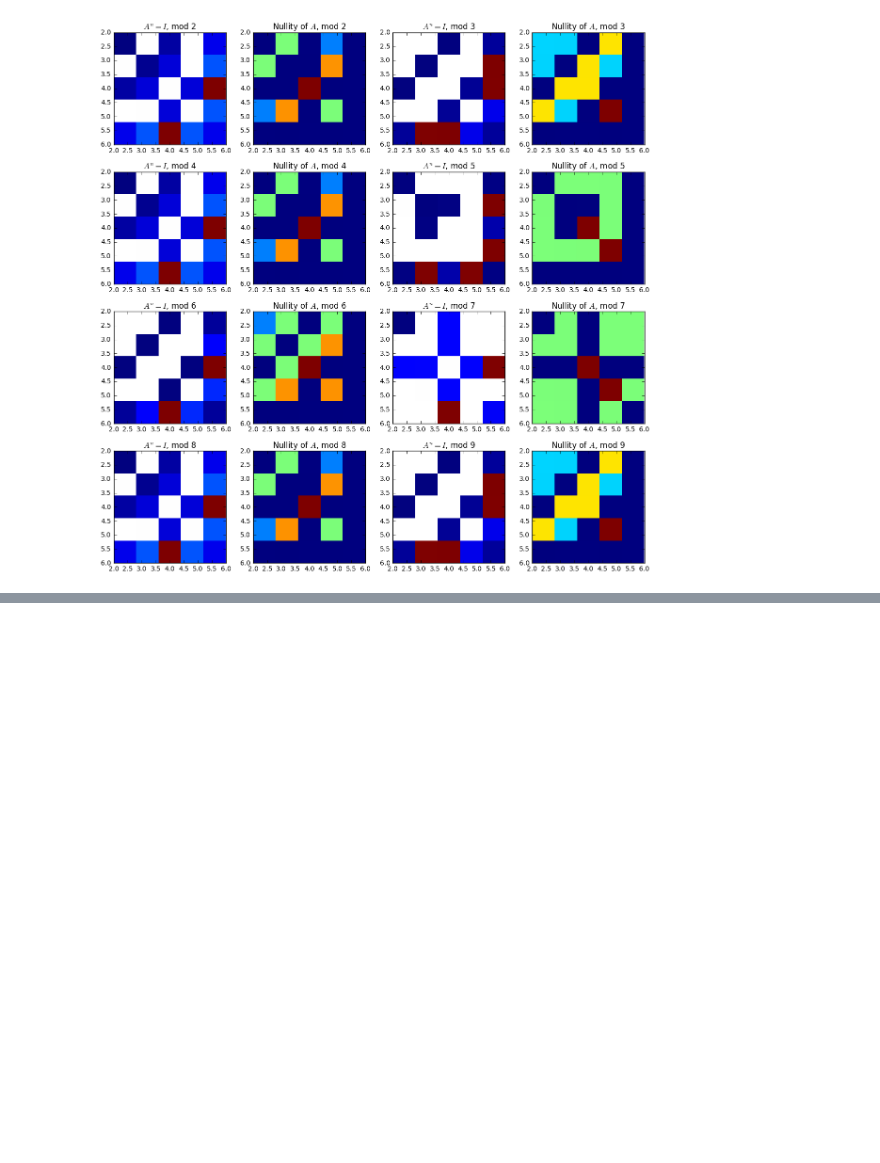
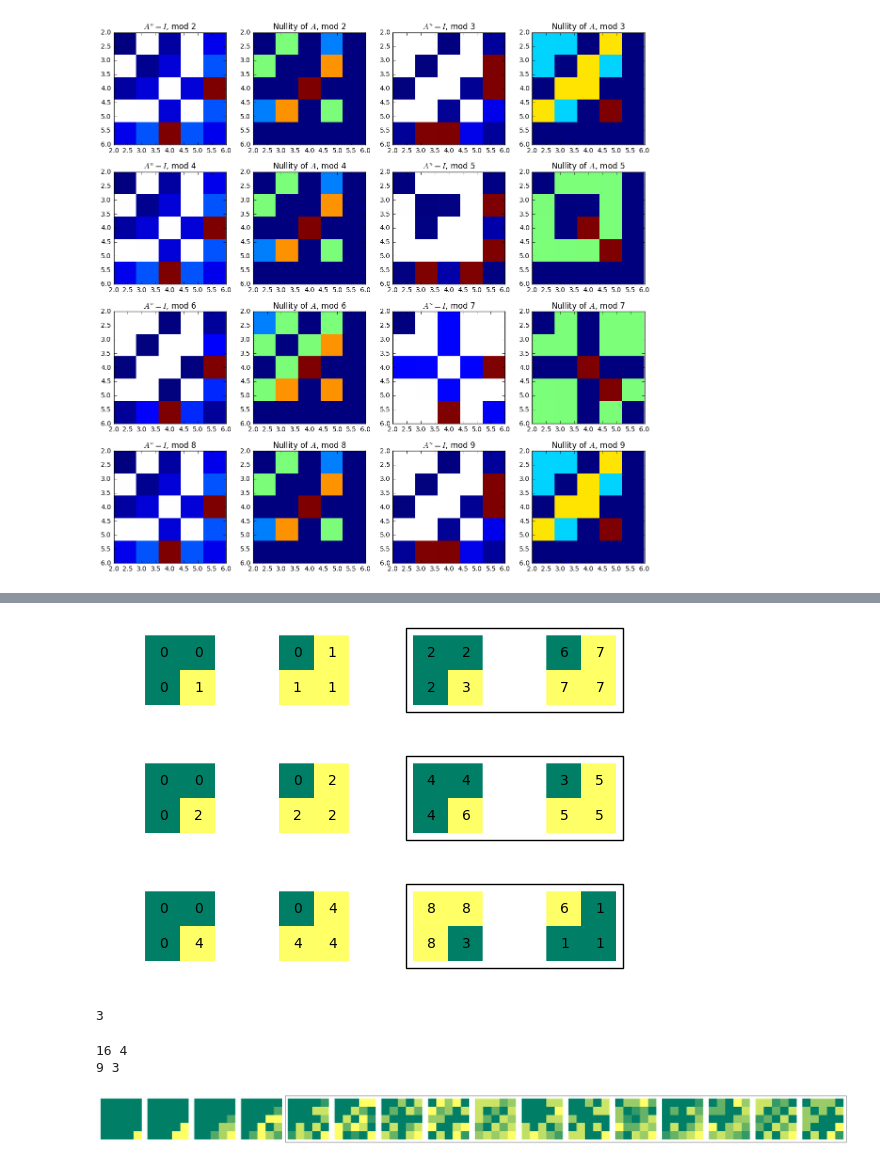
Before and after one commit to asross/am205-fproj, a Jupyter notebook: Cycle Analysis.ipynb, the cells around one changed output, grey strips where cells are left out. Drawn from its saved outputs; the diff is of its cells as text; code cells hidden in the pictures; blank space fills up the shorter version.

Commit message:
include transient state figures

```diff
--- a/Cycle Analysis.ipynb
+++ b/Cycle Analysis.ipynb
@@ -95,3 +95,12 @@ with figure_grid(4, 4) as grid:
         plt.imshow(nulls, interpolation='none', extent=[2,6,6,2])
 # %% [output]
 [figure]
+# %%
+A = standard_A(9, 2, 2)
+chains = []
+for grid in each_possible_grid(9, 2, 2):
+    length, idx, states = forward_cycle(A, grid, return_states=True)
+    if length == 4 and idx == 2:
+        chains.append(states)
+        if len(chains) > 8:
+            break
@@ -97,0 +119,14 @@ with figure_grid(4, 4) as grid:
+# %%
+with figure_grid(3,4,rowwidth=5.5,rowheight=1.33) as fig:
+    for chain in chains[:3]:
+        for state in chain:
+            fig.next_subplot()
+            plot_state(np.array(state).reshape((2,2)), fs=10)
+        draw_state_group_border(2)
+# %% [output]
+[figure, added]
+# %%
+A = standard_A(6, 5, 5)
+A.nullity()
+# %% [output]
+3
@@ -97,0 +143,14 @@ with figure_grid(4, 4) as grid:
+# %%
+print(len(chains[0]), idxes[0])
+print(len(chains[1]), idxes[1])
+# %% [output]
+16 4
+9 3
+# %%
+with figure_grid(1,len(chains[0]),rowwidth=40,rowheight=5) as fig:
+    for state in chains[0]:
+        fig.next_subplot()
+        plot_state(np.array(state).reshape((5,5)), fs=0)
+    draw_state_group_border(12.533, pad=0.067)
+# %% [output]
+[figure, added]
```
Also changed, not shown: parts of 4 cells of this notebook, 5 other files.
